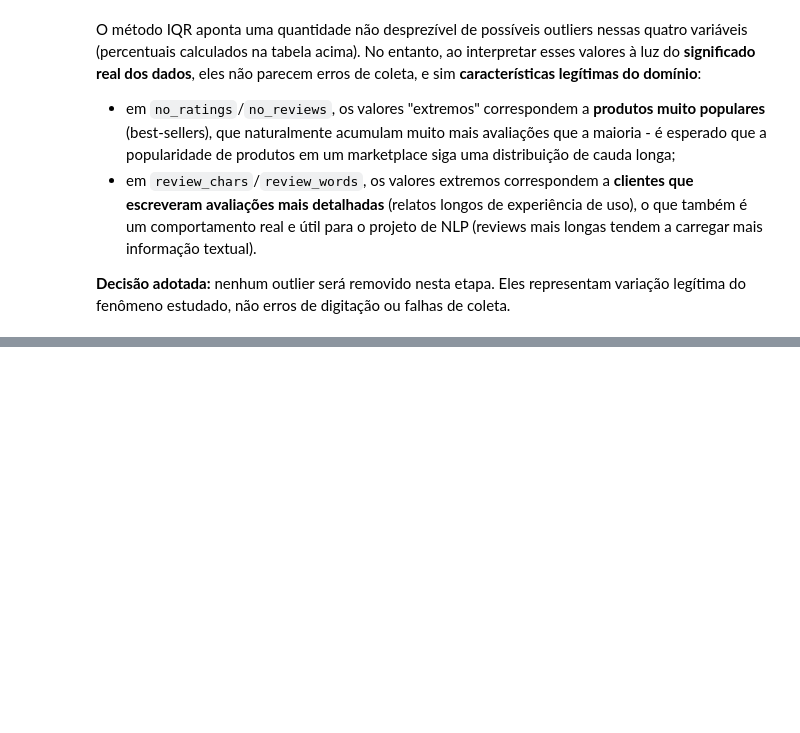
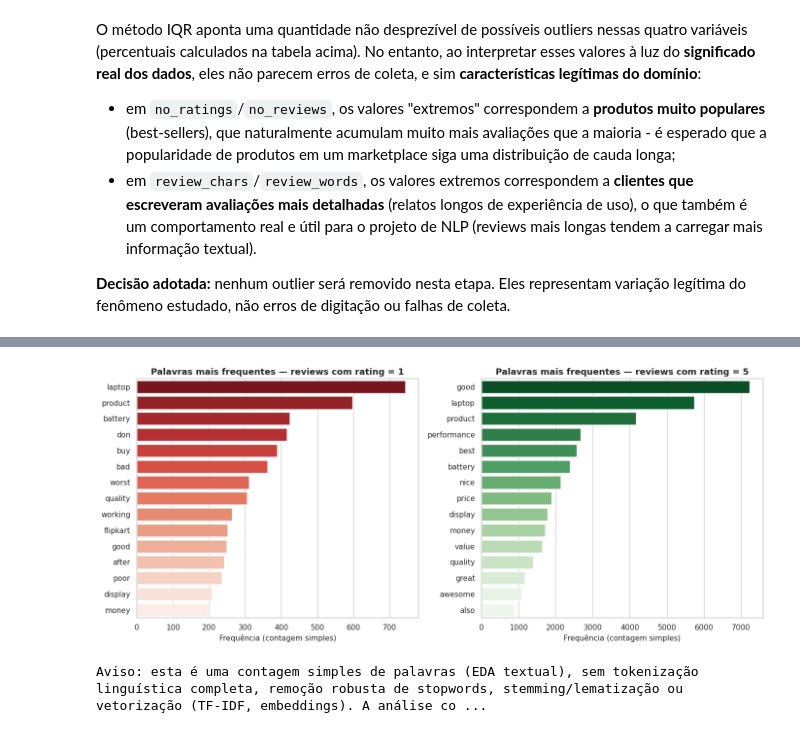
Before and after one commit to Saikonfate/TDE1-IA, a Jupyter notebook: EDA_Análise_de_Revisões_de_Compras.ipynb, the cells around one changed output, grey strips where cells are left out. Saved outputs shown, nothing was run; the diff lists cells and outputs as text; code cells hidden in the pictures; blank space fills up the shorter version.

```diff
--- a/EDA_Análise_de_Revisões_de_Compras.ipynb
+++ b/EDA_Análise_de_Revisões_de_Compras.ipynb
@@ -676,0 +707,37 @@ fenômeno estudado, não erros de digitação ou falhas de coleta.
+# %%
+import re
+from collections import Counter
+
+STOPWORDS_BASICAS = {
+    "the", "a", "an", "is", "it", "to", "and", "for", "of", "in", "this", "that", "i", "my",
+    "with", "on", "very", "so", "but", "as", "at", "was", "are", "have", "has", "not", "its",
+    "you", "your", "be", "or", "all", "from", "which", "just", "can", "will", "one", "than",
+}
+
+def top_palavras(textos, n=15):
+    palavras = []
+    for t in textos.astype(str):
+        tokens = re.findall(r"[a-zA-Z]+", t.lower())
+        palavras.extend([tok for tok in tokens if tok not in STOPWORDS_BASICAS and len(tok) > 2])
+    return Counter(palavras).most_common(n)
+
+top_rating_1 = top_palavras(df.loc[df["rating"] == 1, "review"])
+top_rating_5 = top_palavras(df.loc[df["rating"] == 5, "review"])
+
+fig, axes = plt.subplots(1, 2, figsize=(14, 6))
+
+palavras1, contagens1 = zip(*top_rating_1)
+sns.barplot(x=list(contagens1), y=list(palavras1), ax=axes[0], palette="Reds_r")
+axes[0].set_title("Palavras mais frequentes — reviews com rating = 1")
+axes[0].set_xlabel("Frequência (contagem simples)")
+
+palavras5, contagens5 = zip(*top_rating_5)
+sns.barplot(x=list(contagens5), y=list(palavras5), ax=axes[1], palette="Greens_r")
+axes[1].set_title("Palavras mais frequentes — reviews com rating = 5")
+axes[1].set_xlabel("Frequência (contagem simples)")
+
+plt.tight_layout()
+plt.show()
+# %% [output]
+[figure, added]
+Aviso: esta é uma contagem simples de palavras (EDA textual), sem tokenização linguística completa, remoção robusta de stopwords, stemming/lematização ou vetorização (TF-IDF, embeddings). A análise co ...
```
Also changed, not shown: parts of 3 cells of this notebook.
